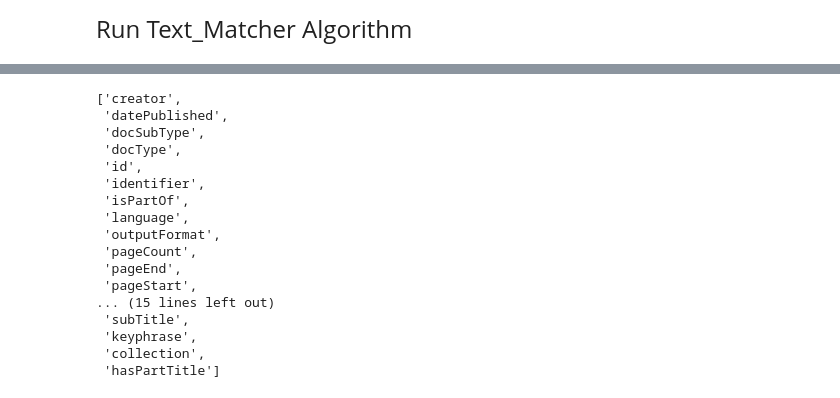
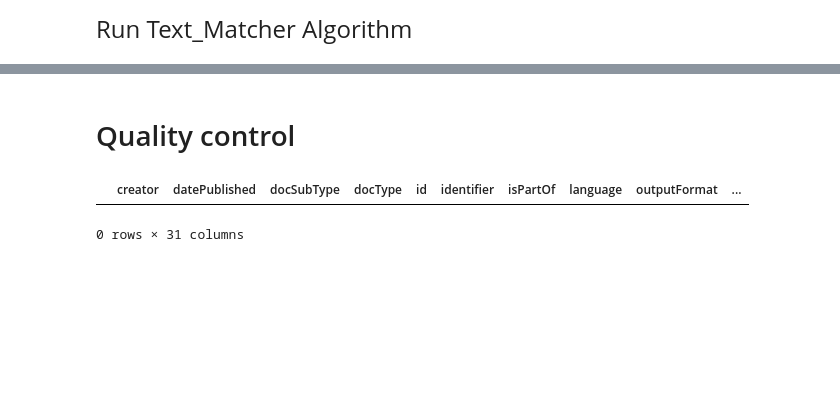
Before and after one commit to milanterlunen/quotation-detection, a Jupyter notebook: text_matcher/matcher_notebook.ipynb, the cells around one changed output, grey strips where cells are left out. Drawn from its saved outputs; the diff is of its cells as text; code cells hidden in the pictures; blank space fills up the shorter version.

```diff
--- a/text_matcher/matcher_notebook.ipynb
+++ b/text_matcher/matcher_notebook.ipynb
@@ -100,20 +55,2 @@ df.loc[pd.notnull(df['Locations in A'])]
-# %%
-list(df)
-# %% [output]
-['creator',
- 'datePublished',
- 'docSubType',
- 'docType',
- 'id',
- 'identifier',
- 'isPartOf',
- 'language',
- 'outputFormat',
- 'pageCount',
- 'pageEnd',
- 'pageStart',
-... (15 lines left out)
- 'subTitle',
- 'keyphrase',
- 'collection',
- 'hasPartTitle']
+# %% [markdown]
+# Quality control
@@ -119,0 +62,7 @@ list(df)
+# %%
+# Check that matcher ran on all lines in the dataset - result should be 0
+
+df.loc[pd.isnull(df['Locations in A'])]
+# %% [output]
+|  | creator | datePublished | docSubType | docType | id | identifier | isPartOf | language | outputFormat | ... |
+0 rows × 31 columns
```
Also changed, not shown: parts of 7 cells of this notebook, 2 other files.
